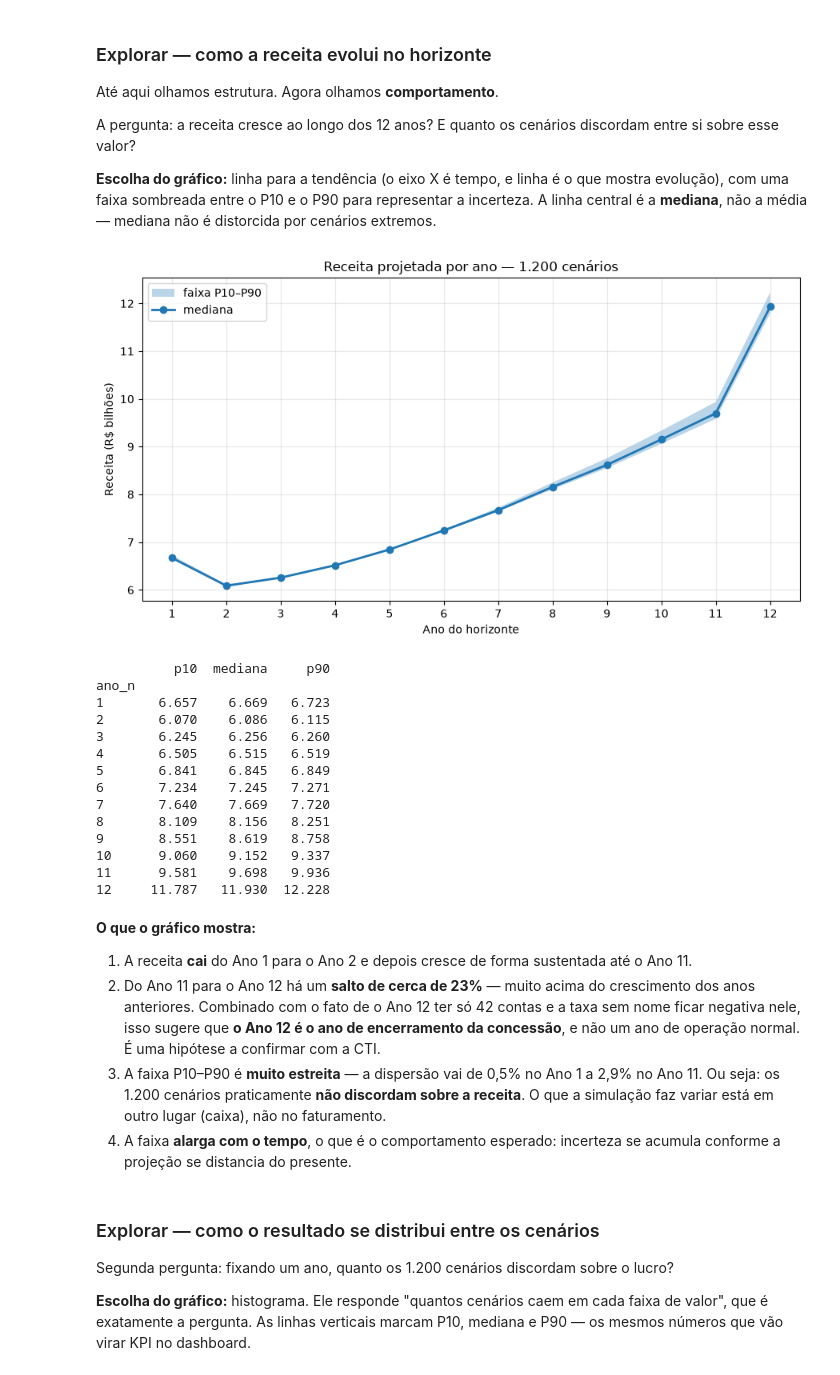
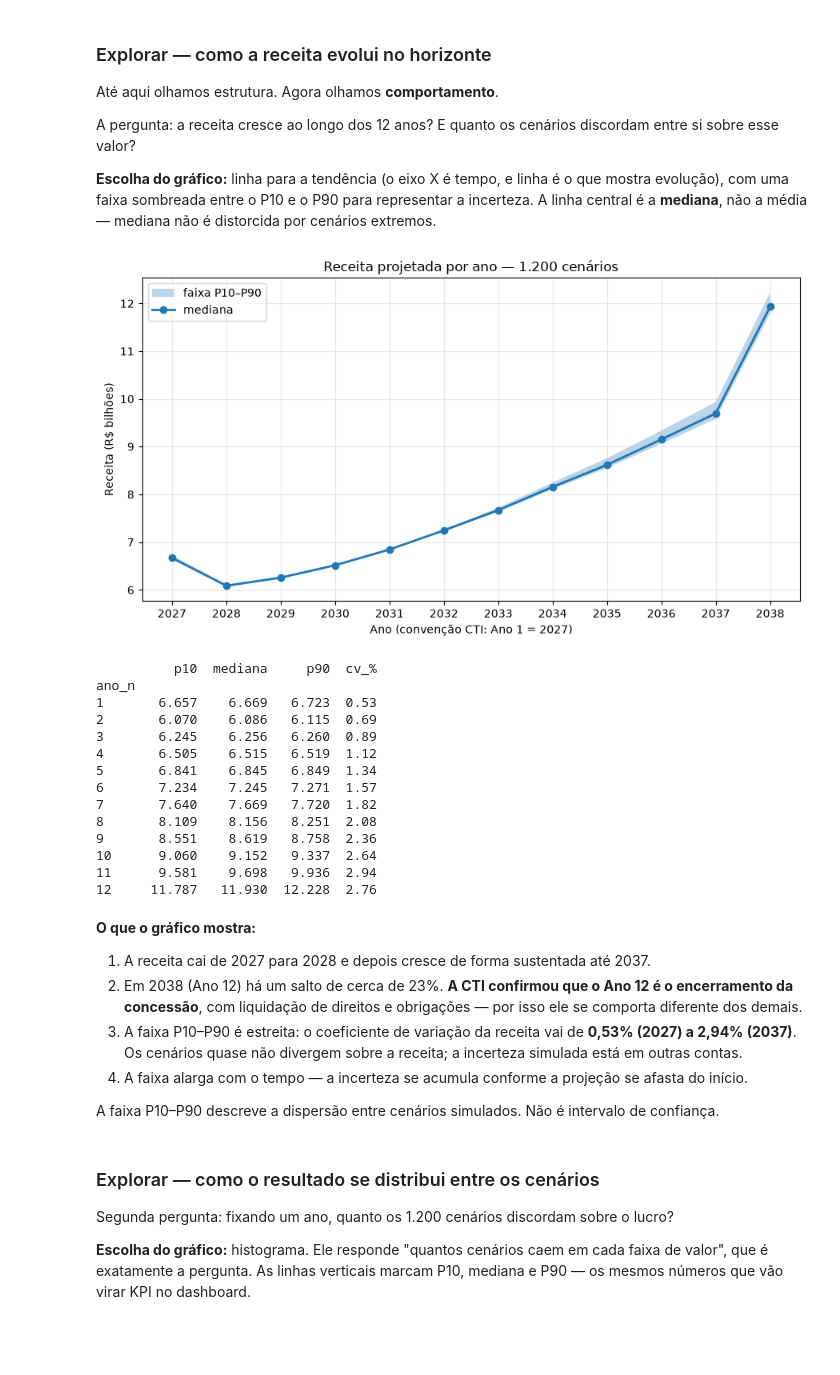
Before and after one commit to 2026-2-NCC4/Projeto6, a Jupyter notebook: src/notebooks/01_perfil.ipynb, the cells around one changed output. Cells and saved outputs as stored; diff of their text form; code cells hidden in the pictures; blank space fills up the shorter version.

Commit message:
Corrige auditoria do notebook 01: convenção de sinais do balanço, resíduo e cenários repetidos

```diff
--- a/src/notebooks/01_perfil.ipynb
+++ b/src/notebooks/01_perfil.ipynb
@@ -273,13 +284,13 @@ de conta, que não representam conta nenhuma.
 # %%
-nomeadas = df[df["conta"].notna()]
+nomeadas = df[df["conta"].notna()].copy()
+nomeadas["conta_norm"] = nomeadas["conta"].str.replace(r"\s+", " ", regex=True).str.strip()
 
 p = nomeadas.pivot_table(
-    index=["cenario", "ano"],
-    columns="conta",
+    index=["cenario", "ano_n"],
+    columns="conta_norm",
     values="valor",
     aggfunc="sum",
 )
-
 print("formato da tabela cruzada:", p.shape)
 p.head(3)
 # %% [output]
@@ -344,63 +409,64 @@ A linha central é a **mediana**, não a média — mediana não é distorcida p
 # %%
 import matplotlib.pyplot as plt
 
-# Extrai o número do ano para poder ordenar e usar no eixo X
-df["ano_n"] = df["ano"].str.split().str[1].astype(int)
-
-# Para cada ano, resume os 1.200 cenários em três números
-receita = df[df["conta"] == "DRE - Receita"]
+receita = nomeadas[nomeadas["conta_norm"] == "DRE - Receita"]
 faixa = receita.groupby("ano_n")["valor"].agg(
     p10=lambda s: s.quantile(0.10),
     mediana="median",
     p90=lambda s: s.quantile(0.90),
-) / 1e9   # converte para bilhões, para o eixo ficar legível
+) / 1e9
+
+# Coeficiente de variação: desvio padrão / média, em %
+cv = receita.groupby("ano_n")["valor"].agg(lambda s: s.std() / s.mean() * 100)
 
 PASTA_IMG = raiz / "imagens"
 PASTA_IMG.mkdir(exist_ok=True)
+anos_rotulo = [str(2026 + a) for a in faixa.index]   # convenção CTI: Ano 1 = 2027
 
 fig, ax = plt.subplots(figsize=(9, 5))
 ax.fill_between(faixa.index, faixa["p10"], faixa["p90"], alpha=0.30, label="faixa P10–P90")
 ax.plot(faixa.index, faixa["mediana"], marker="o", linewidth=2, label="mediana")
 ax.set_title("Receita projetada por ano — 1.200 cenários")
-ax.set_xlabel("Ano do horizonte")
+ax.set_xlabel("Ano (convenção CTI: Ano 1 = 2027)")
 ax.set_ylabel("Receita (R$ bilhões)")
-ax.set_xticks(range(1, 13))
+ax.set_xticks(faixa.index)
+ax.set_xticklabels(anos_rotulo)
 ax.grid(alpha=0.3)
 ax.legend()
 fig.tight_layout()
 fig.savefig(PASTA_IMG / "01_receita_por_ano.png", dpi=150)
 plt.show()
 
-print(faixa.round(3).to_string())
+tabela = faixa.round(3)
+tabela["cv_%"] = cv.round(2)
+print(tabela.to_string())
 # %% [output]
-[figure, old version]
+[figure, new version]
-          p10  mediana     p90
+          p10  mediana     p90  cv_%
 ano_n
-1       6.657    6.669   6.723
-2       6.070    6.086   6.115
-3       6.245    6.256   6.260
-4       6.505    6.515   6.519
-5       6.841    6.845   6.849
-6       7.234    7.245   7.271
-7       7.640    7.669   7.720
-8       8.109    8.156   8.251
-9       8.551    8.619   8.758
-10      9.060    9.152   9.337
-11      9.581    9.698   9.936
-12     11.787   11.930  12.228
+1       6.657    6.669   6.723  0.53
+2       6.070    6.086   6.115  0.69
+3       6.245    6.256   6.260  0.89
+4       6.505    6.515   6.519  1.12
+5       6.841    6.845   6.849  1.34
+6       7.234    7.245   7.271  1.57
+7       7.640    7.669   7.720  1.82
+8       8.109    8.156   8.251  2.08
+9       8.551    8.619   8.758  2.36
+10      9.060    9.152   9.337  2.64
+11      9.581    9.698   9.936  2.94
+12     11.787   11.930  12.228  2.76
 # %% [markdown]
 **O que o gráfico mostra:**
 
-1. A receita **cai** do Ano 1 para o Ano 2 e depois cresce de forma sustentada até o Ano 11.
-2. Do Ano 11 para o Ano 12 há um **salto de cerca de 23%** — muito acima do crescimento
-   dos anos anteriores. Combinado com o fato de o Ano 12 ter só 42 contas e a taxa sem nome
-   ficar negativa nele, isso sugere que **o Ano 12 é o ano de encerramento da concessão**,
-   e não um ano de operação normal. É uma hipótese a confirmar com a CTI.
-3. A faixa P10–P90 é **muito estreita** — a dispersão vai de 0,5% no Ano 1 a 2,9% no Ano 11.
-   Ou seja: os 1.200 cenários praticamente **não discordam sobre a receita**. O que a
-   simulação faz variar está em outro lugar (caixa), não no faturamento.
-4. A faixa **alarga com o tempo**, o que é o comportamento esperado: incerteza se acumula
-   conforme a projeção se distancia do presente.
+1. A receita cai de 2027 para 2028 e depois cresce de forma sustentada até 2037.
+2. Em 2038 (Ano 12) há um salto de cerca de 23%. **A CTI confirmou que o Ano 12 é o encerramento da
+   concessão**, com liquidação de direitos e obrigações — por isso ele se comporta diferente dos demais.
+3. A faixa P10–P90 é estreita: o coeficiente de variação da receita vai de **0,53% (2027) a 2,94% (2037)**.
+   Os cenários quase não divergem sobre a receita; a incerteza simulada está em outras contas.
+4. A faixa alarga com o tempo — a incerteza se acumula conforme a projeção se afasta do início.
+
+A faixa P10–P90 descreve a dispersão entre cenários simulados. Não é intervalo de confiança.
 # %% [markdown]
 ### Explorar — como o resultado se distribui entre os cenários
 
```
Also changed, not shown: parts of 28 cells of this notebook, 2 other files.
